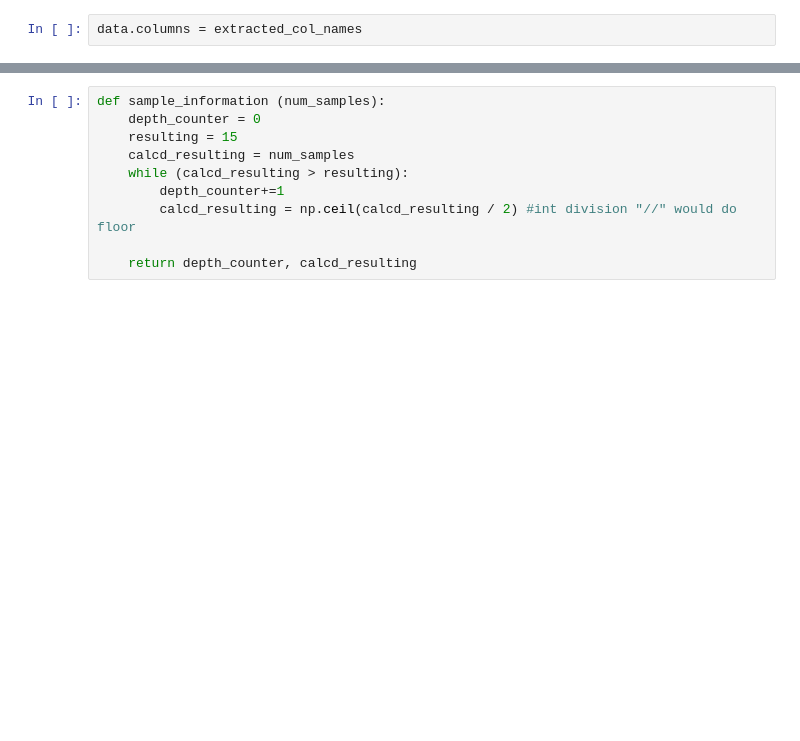
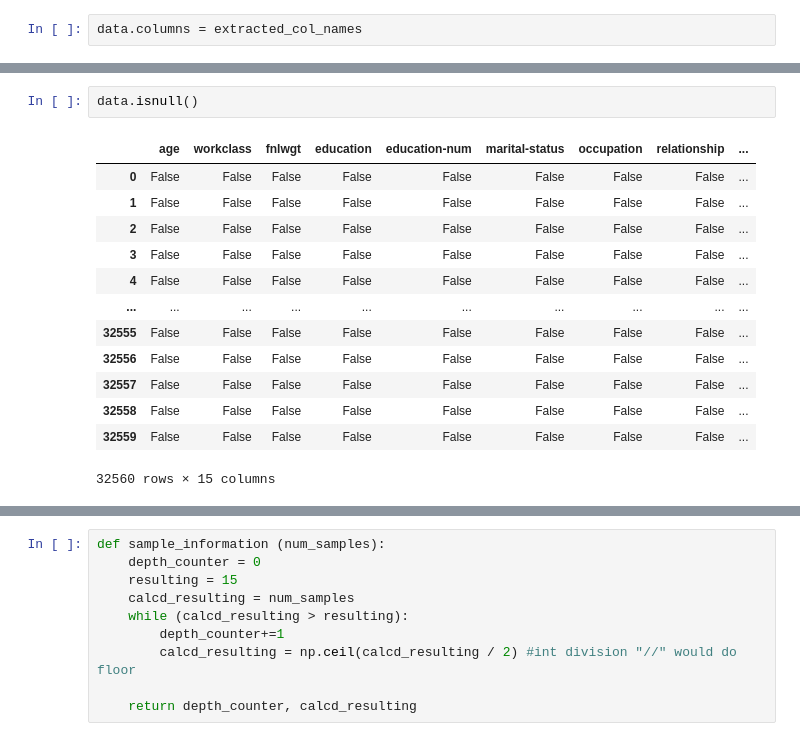
Before and after one commit to mcnair-commits/cs601-project, a Jupyter notebook: mcnair_rf_classifier.ipynb, the cells around one changed output, grey strips where cells are left out. Drawn from its saved outputs; the diff is of its cells as text; blank space fills up the shorter version.

```diff
--- a/mcnair_rf_classifier.ipynb
+++ b/mcnair_rf_classifier.ipynb
@@ -63,0 +91,16 @@ data.columns = extracted_col_names
+# %%
+data.isnull()
+# %% [output]
+|  | age | workclass | fnlwgt | education | education-num | marital-status | occupation | relationship | ... |
+| 0 | False | False | False | False | False | False | False | False | ... |
+| 1 | False | False | False | False | False | False | False | False | ... |
+| 2 | False | False | False | False | False | False | False | False | ... |
+| 3 | False | False | False | False | False | False | False | False | ... |
+| 4 | False | False | False | False | False | False | False | False | ... |
+| ... | ... | ... | ... | ... | ... | ... | ... | ... | ... |
+| 32555 | False | False | False | False | False | False | False | False | ... |
+| 32556 | False | False | False | False | False | False | False | False | ... |
+| 32557 | False | False | False | False | False | False | False | False | ... |
+| 32558 | False | False | False | False | False | False | False | False | ... |
+| 32559 | False | False | False | False | False | False | False | False | ... |
+32560 rows × 15 columns
```
Also changed, not shown: parts of 18 cells of this notebook, 1 other file.
